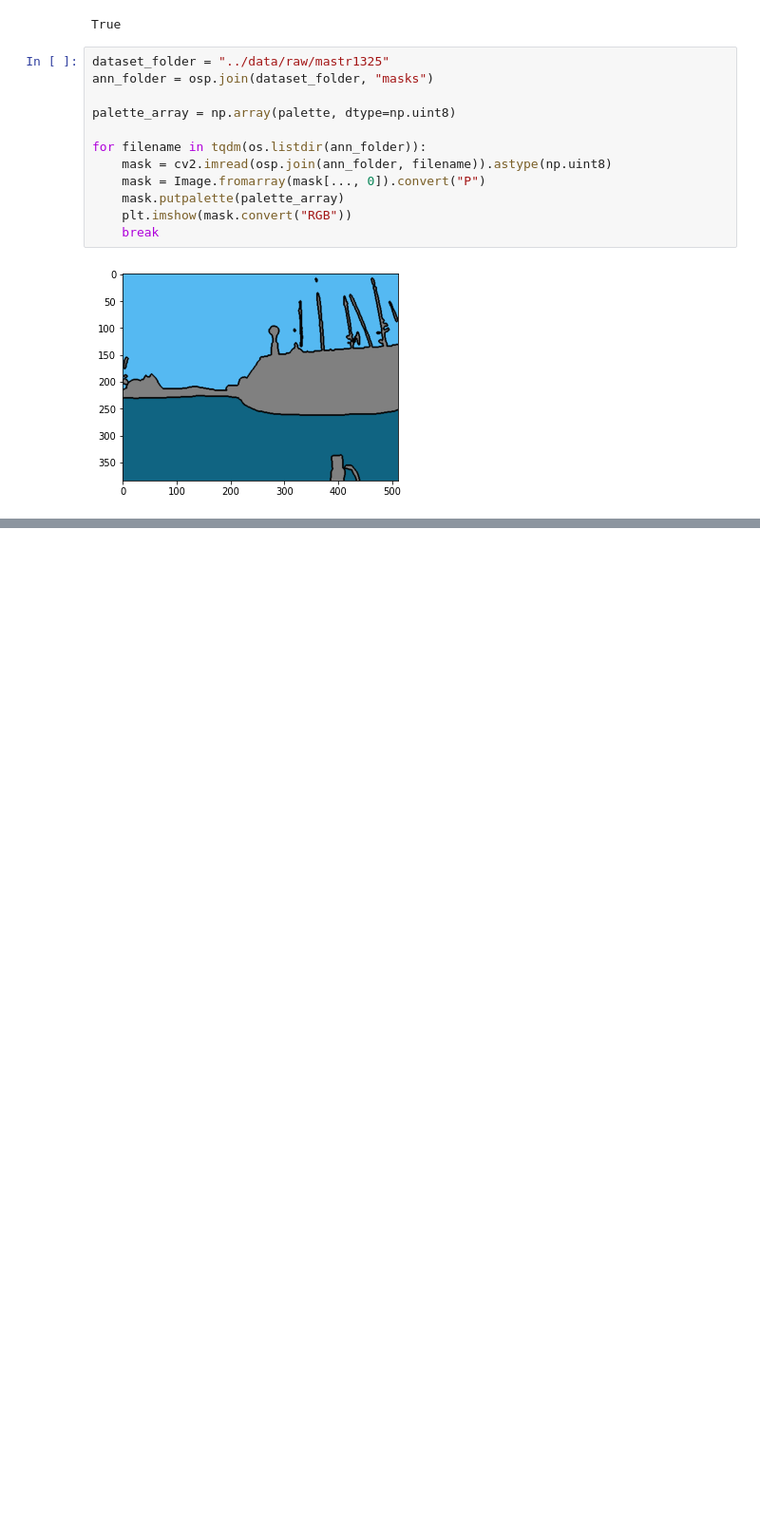
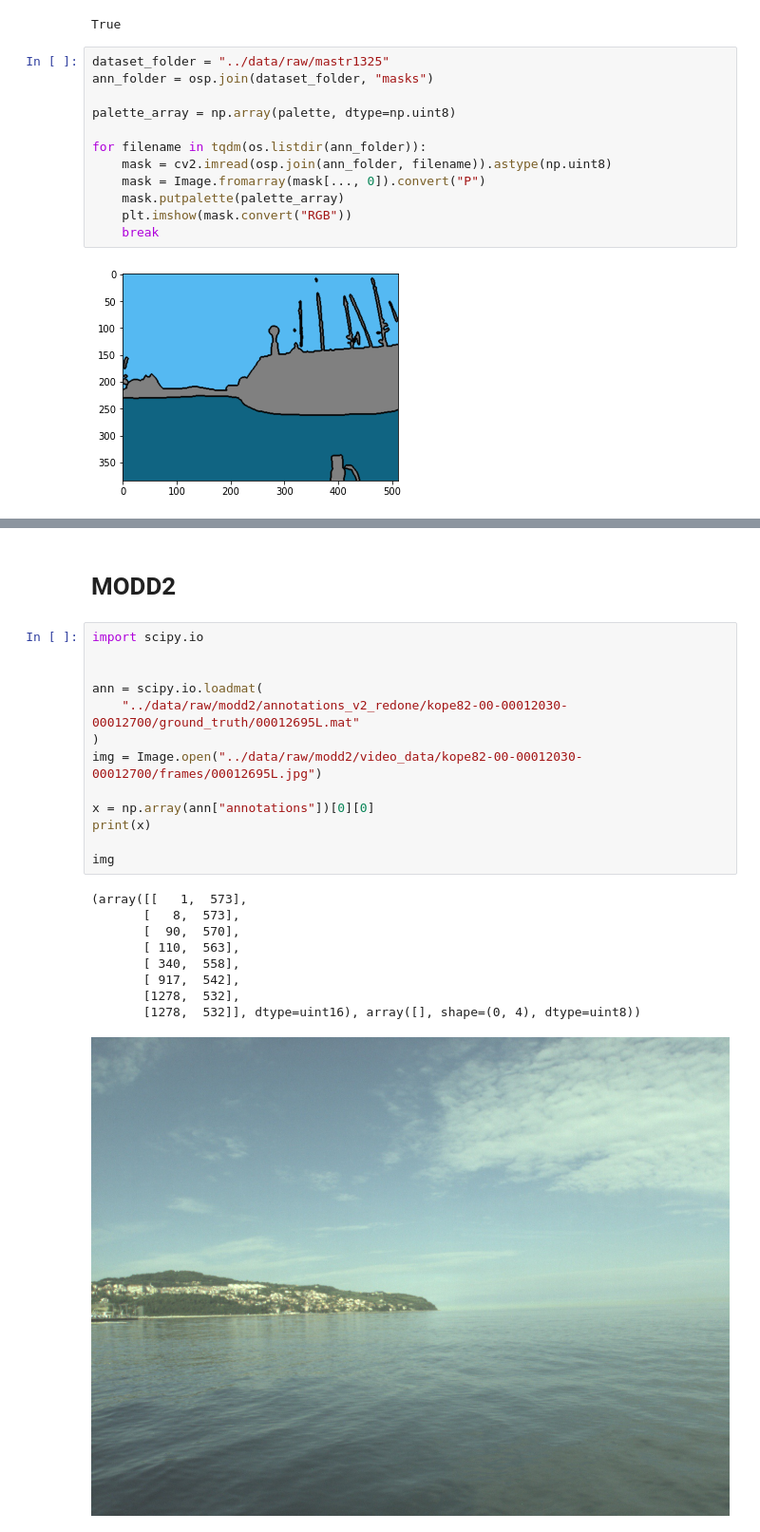
Before and after one commit to SebasGarcia08/marmemseg, a Jupyter notebook: notebooks/data_exploration.ipynb, the cells around one changed output, grey strips where cells are left out. Shown at 95% size. Cells and saved outputs as stored; diff of their text form; blank space fills up the shorter version.

Commit message:
Adds exploratory code for MODD2 dataset

```diff
--- a/notebooks/data_exploration.ipynb
+++ b/notebooks/data_exploration.ipynb
@@ -95,0 +79,25 @@ mmseg.__version__
+# %% [markdown]
+# MODD2
+# %%
+import scipy.io
+
+
+ann = scipy.io.loadmat(
+    "../data/raw/modd2/annotations_v2_redone/kope82-00-00012030-00012700/ground_truth/00012695L.mat"
+)
+img = Image.open("../data/raw/modd2/video_data/kope82-00-00012030-00012700/frames/00012695L.jpg")
+
+x = np.array(ann["annotations"])[0][0]
+print(x)
+
+img
+# %% [output]
+(array([[   1,  573],
+       [   8,  573],
+       [  90,  570],
+       [ 110,  563],
+       [ 340,  558],
+       [ 917,  542],
+       [1278,  532],
+       [1278,  532]], dtype=uint16), array([], shape=(0, 4), dtype=uint8))
+[figure, added]
```
Also changed, not shown: parts of 4 cells of this notebook.
